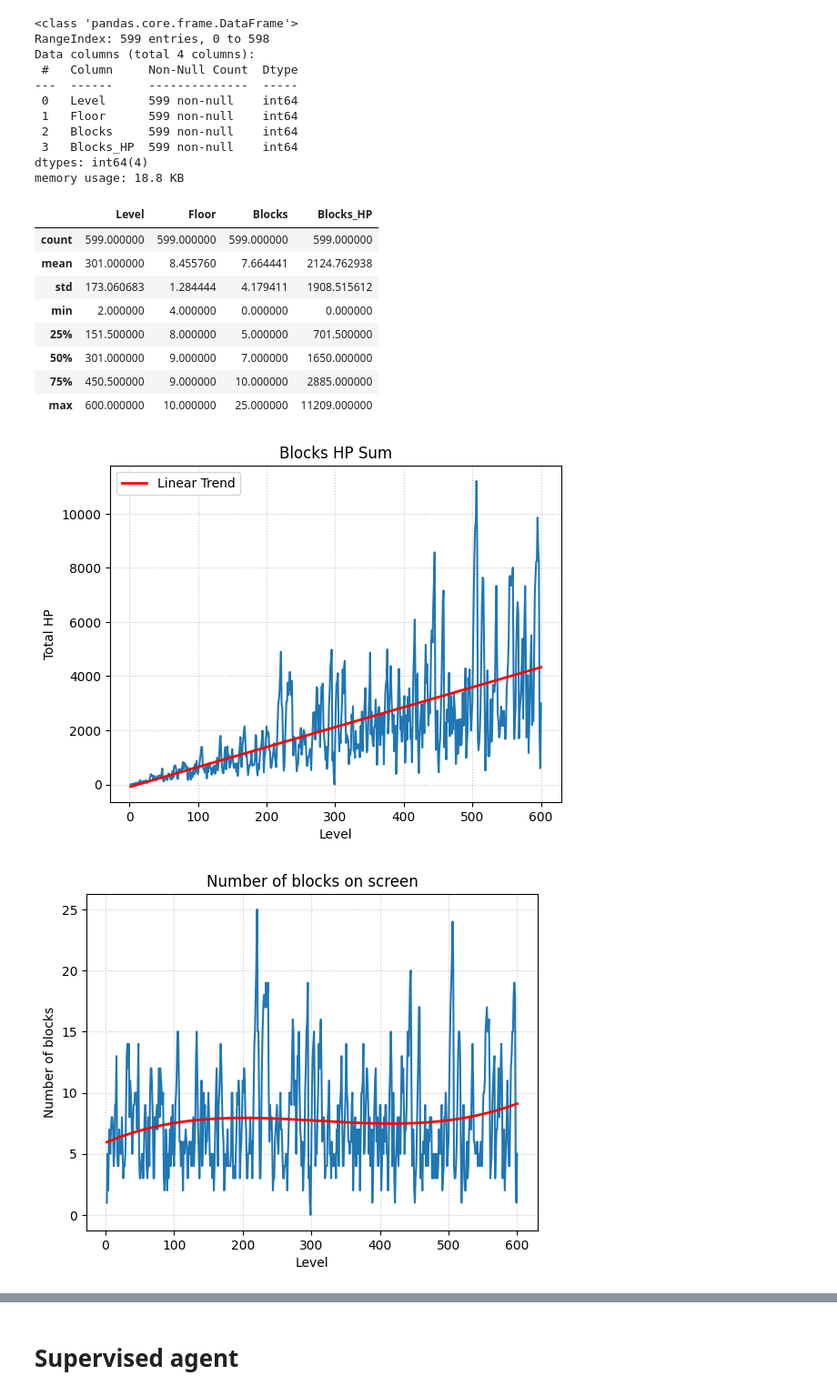
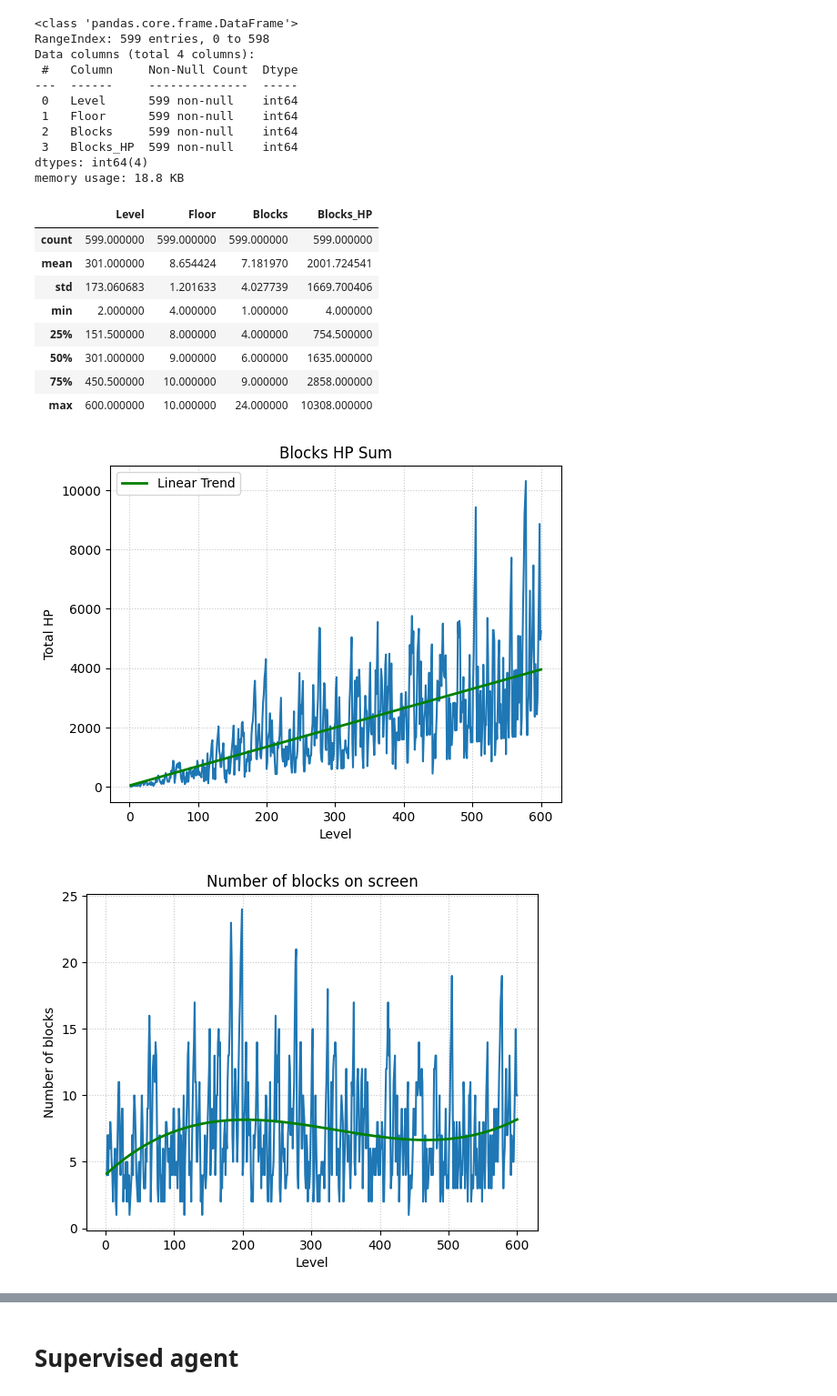
Before and after one commit to Borsh8m3/Gamebots, a Jupyter notebook: Main.ipynb, the cells around one changed output, grey strips where cells are left out. Shown at 91% size. Saved outputs shown, nothing was run; the diff lists cells and outputs as text; code cells hidden in the pictures.

```diff
--- a/Main.ipynb
+++ b/Main.ipynb
@@ -225,39 +385,41 @@ Data columns (total 4 columns):
  3   Blocks_HP  599 non-null    int64
 dtypes: int64(4)
 memory usage: 18.8 KB
+# %%
+reinforce_agent_df = pd.read_csv("data/reinforce_agent_data.csv")
 # %%
-rainforce_agent_df.describe()
+reinforce_agent_df.describe()
 # %% [output]
 |  | Level | Floor | Blocks | Blocks_HP |
 | count | 599.000000 | 599.000000 | 599.000000 | 599.000000 |
-| mean | 301.000000 | 8.455760 | 7.664441 | 2124.762938 |
-| std | 173.060683 | 1.284444 | 4.179411 | 1908.515612 |
-| min | 2.000000 | 4.000000 | 0.000000 | 0.000000 |
-| 25% | 151.500000 | 8.000000 | 5.000000 | 701.500000 |
-| 50% | 301.000000 | 9.000000 | 7.000000 | 1650.000000 |
-| 75% | 450.500000 | 9.000000 | 10.000000 | 2885.000000 |
-| max | 600.000000 | 10.000000 | 25.000000 | 11209.000000 |
+| mean | 301.000000 | 8.654424 | 7.181970 | 2001.724541 |
+| std | 173.060683 | 1.201633 | 4.027739 | 1669.700406 |
+| min | 2.000000 | 4.000000 | 1.000000 | 4.000000 |
+| 25% | 151.500000 | 8.000000 | 4.000000 | 754.500000 |
+| 50% | 301.000000 | 9.000000 | 6.000000 | 1635.000000 |
+| 75% | 450.500000 | 10.000000 | 9.000000 | 2858.000000 |
+| max | 600.000000 | 10.000000 | 24.000000 | 10308.000000 |
 # %%
-plt.plot(rainforce_agent_df['Level'], rainforce_agent_df['Blocks_HP'])
-a = np.polyfit(rainforce_agent_df['Level'], rainforce_agent_df['Blocks_HP'], 1)
-rainforce_agent_poly_Blocks_HP = np.poly1d(a)
-plt.plot(rainforce_agent_df['Level'], rainforce_agent_poly_Blocks_HP(rainforce_agent_df['Level']), color='red', linewidth=2, label='Linear Trend')
+plt.plot(reinforce_agent_df['Level'], reinforce_agent_df['Blocks_HP'])
+a = np.polyfit(reinforce_agent_df['Level'], reinforce_agent_df['Blocks_HP'], 1)
+reinforce_agent_poly_Blocks_HP = np.poly1d(a)
+plt.plot(reinforce_agent_df['Level'], reinforce_agent_poly_Blocks_HP(reinforce_agent_df['Level']), color='green', linewidth=2, label='Linear Trend')
 plt.title("Blocks HP Sum")
 plt.ylabel("Total HP")
 plt.xlabel("Level")
 plt.legend()
 plt.grid(True, linestyle=':', alpha=0.7)
 # %% [output]
-[figure, old version]
+[figure, new version]
 # %%
-plt.plot(rainforce_agent_df['Level'], rainforce_agent_df['Blocks'])
-a = np.polyfit(rainforce_agent_df['Level'], rainforce_agent_df['Blocks'], 3)
-rainforce_agent_poly_Blocks = np.poly1d(a)
-plt.plot(rainforce_agent_df['Level'], rainforce_agent_poly_Blocks(rainforce_agent_df['Level']), color='red', linewidth=2, label='Quadratic Trend')
+plt.plot(reinforce_agent_df['Level'], reinforce_agent_df['Blocks'])
+a = np.polyfit(reinforce_agent_df['Level'], reinforce_agent_df['Blocks'], 3)
+reinforce_agent_poly_Blocks = np.poly1d(a)
+plt.plot(reinforce_agent_df['Level'], reinforce_agent_poly_Blocks(reinforce_agent_df['Level']), color='green', linewidth=2, label='Quadratic Trend')
 plt.title("Number of blocks on screen")
 plt.ylabel("Number of blocks")
 plt.xlabel("Level")
 plt.grid(True, linestyle=':', alpha=0.7)
 # %% [output]
-[figure, old version]
+[figure, new version]
 # %%
```
Also changed, not shown: parts of 39 cells of this notebook.
